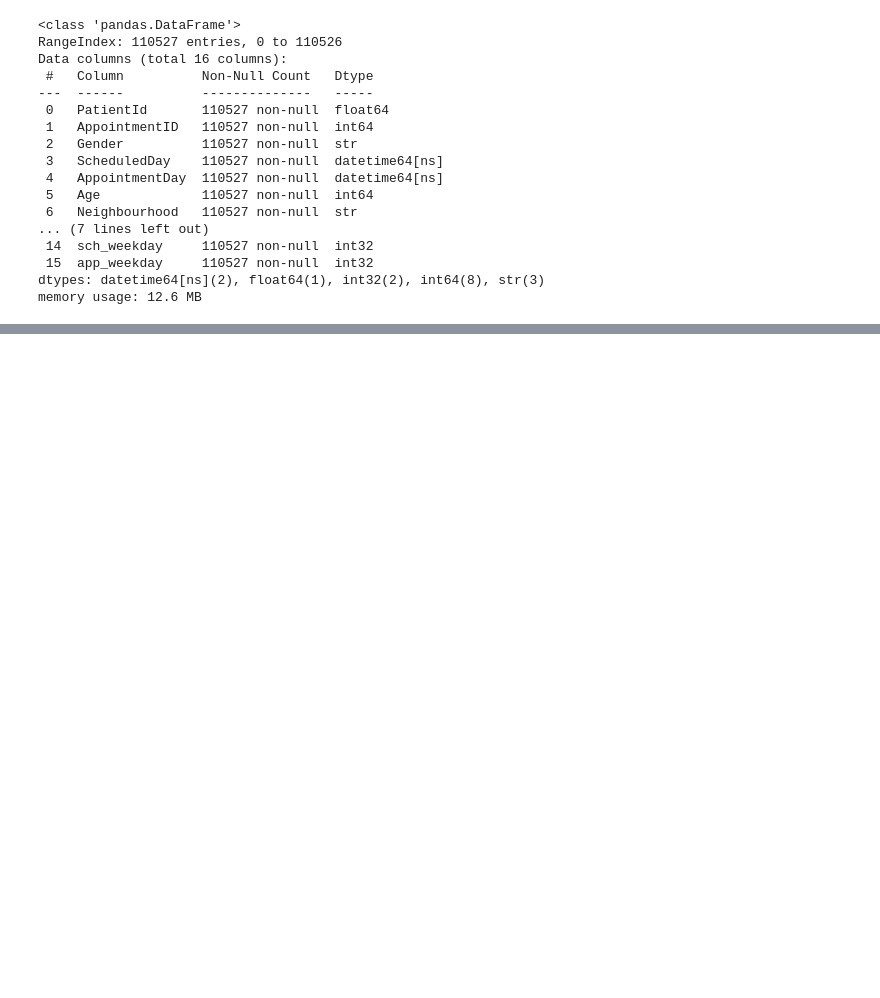
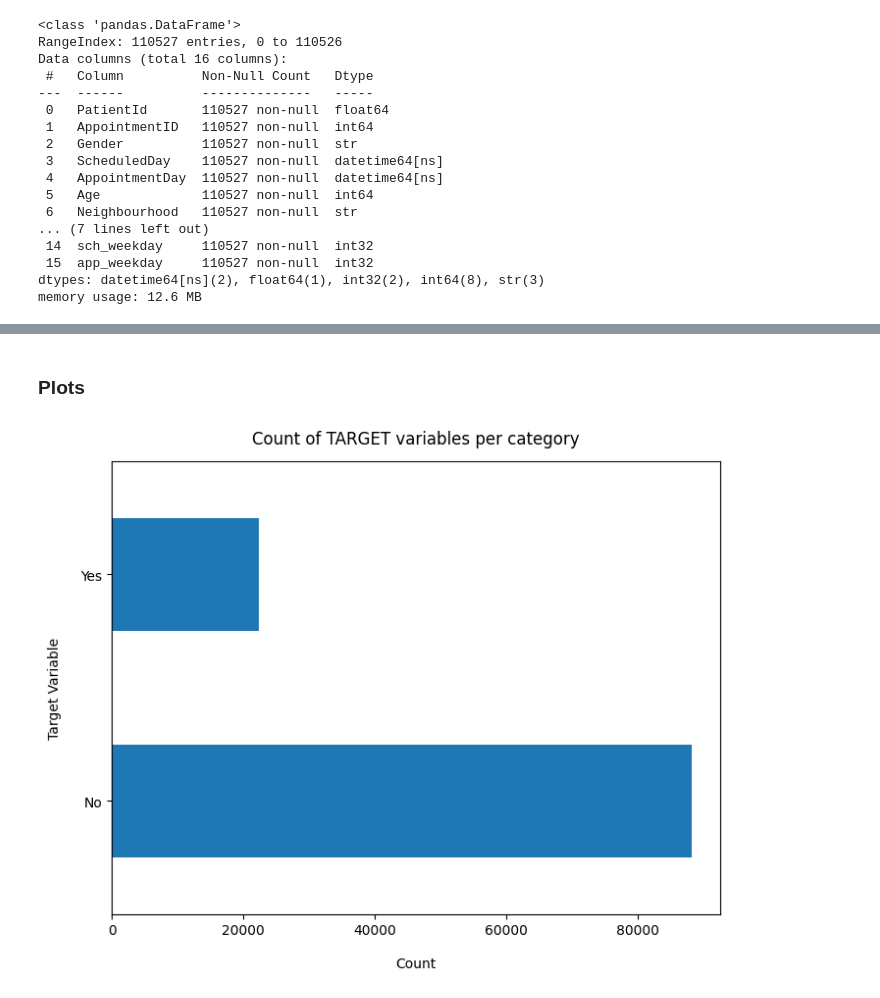
Before and after one commit to amandebnath/EDA-for-Healthcare, a Jupyter notebook: medical_appointments.ipynb, the cells around one changed output, grey strips where cells are left out. Drawn from its saved outputs; the diff is of its cells as text; code cells hidden in the pictures; blank space fills up the shorter version.

```diff
--- a/medical_appointments.ipynb
+++ b/medical_appointments.ipynb
@@ -133,3 +133,6 @@ Data columns (total 16 columns):
  15  app_weekday     110527 non-null  int32
 dtypes: datetime64[ns](2), float64(1), int32(2), int64(8), str(3)
 memory usage: 12.6 MB
+# %%
+# removing irrelevant columns
+df.drop(['PatientId', 'AppointmentID', 'Neighbourhood'], axis=1, inplace=True)
@@ -135,0 +167,9 @@ memory usage: 12.6 MB
+# %% [markdown]
+### Plots
+# %%
+df['NoShow'].value_counts().plot(kind='barh', figsize=(8, 6))
+plt.xlabel("Count", labelpad=14)
+plt.ylabel("Target Variable", labelpad=14)
+plt.title("Count of TARGET variables per category", y=1.02);
+# %% [output]
+[figure, added]
```
Also changed, not shown: parts of 2 cells of this notebook.
